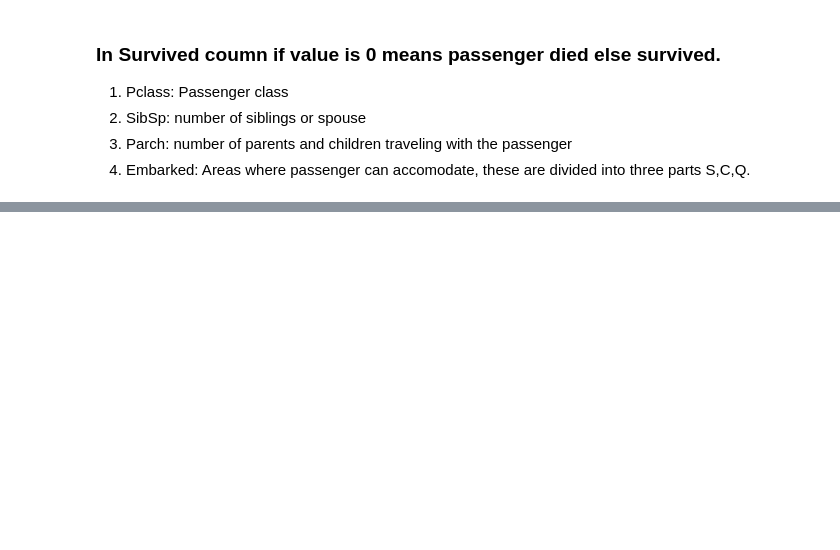
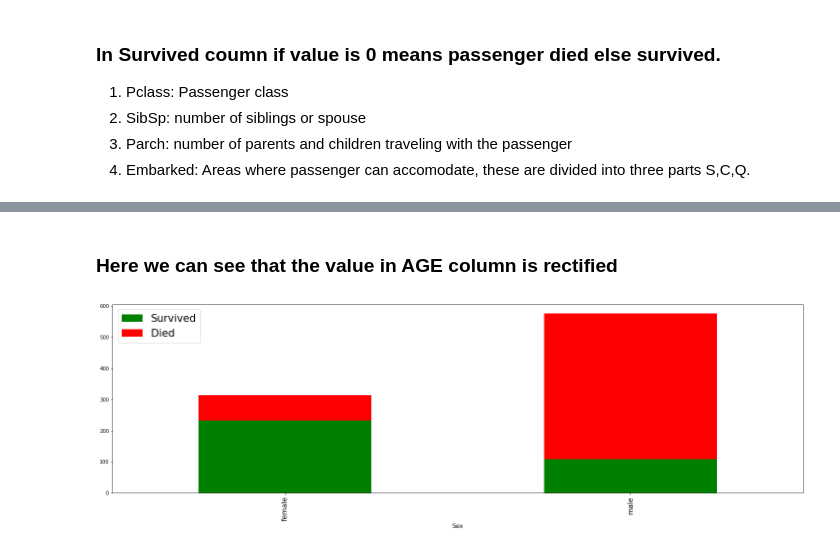
Before and after one commit to aaditya29/Kaggle-Titanic-Jupyter-Notebook, a Jupyter notebook: Titanic.ipynb, the cells around one changed output, grey strips where cells are left out. Cells and saved outputs as stored; diff of their text form; code cells hidden in the pictures; blank space fills up the shorter version.

Commit message:
Data Visualisation on Gender and Age

```diff
--- a/Titanic.ipynb
+++ b/Titanic.ipynb
@@ -60,0 +77,4 @@ data.head()#Returns the first n-rows. The default value is 5
+# %%
+data['Age'] = data['Age'].fillna(data['Age'].median())#fillna fills the NaN values with a given number with which we want to substitute
+#Checking the result
+data.describe()
@@ -60,0 +91,13 @@ data.head()#Returns the first n-rows. The default value is 5
+# %% [markdown]
+### Here we can see that the value in AGE column is rectified
+# %%
+#By the simple formula of probablity we have read that P(Died) = 1-P(Survived), similarly
+#taking note from the above formula
+data['Died'] = 1 - data['Survived']
+
+#Here we are grouping the dataframe and aggregating the sum of who survived and dies by
+#based on the gender
+data.groupby('Sex').agg('sum')[['Survived', 'Died']].plot(kind = 'bar', figsize=(25,7),
+                                                         stacked = True, colors=['g','r']);
+# %% [output]
+[figure, added]
```
Also changed, not shown: parts of 10 cells of this notebook.
